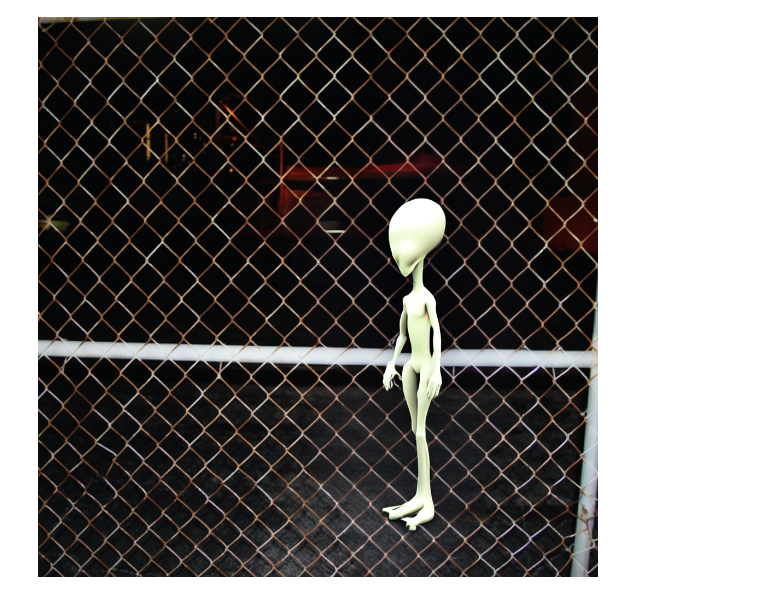
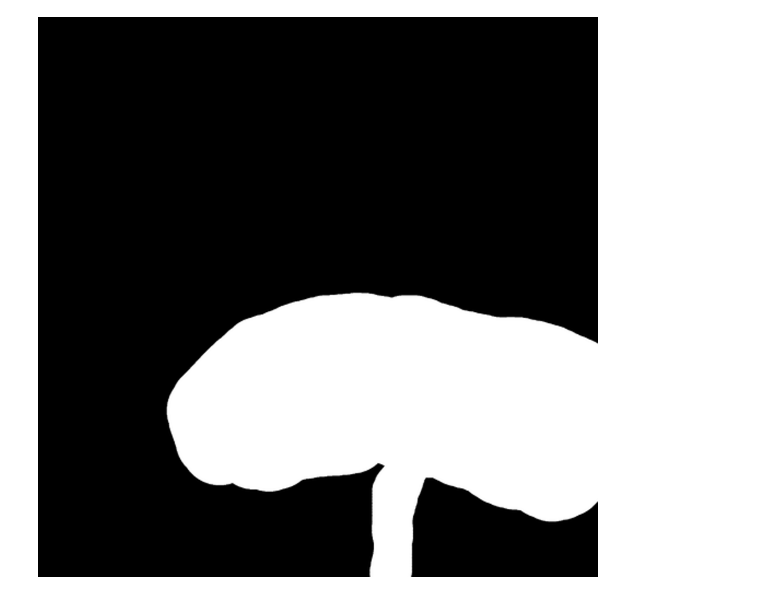
Before and after one commit to R4HUL10/Inpainting, a Jupyter notebook: Inpainting.ipynb, the cells around one changed output. Drawn from its saved outputs; the diff is of its cells as text; code cells hidden in the pictures.

```diff
--- a/Inpainting.ipynb
+++ b/Inpainting.ipynb
@@ -45 +79,5 @@ plt.axis('off')
+# %%
+mask_image
+# %% [output]
+[figure, added]
 # %%
@@ -56,16 +94,14 @@ generated_image = pipe(
   generator=generator,
 ).images[0]
 # %%
-import matplotlib.pyplot as plt
-import matplotlib.image as mpimg
+# import matplotlib.pyplot as plt
+# import matplotlib.image as mpimg
 
 
-# Load and display the original image
-gen_img = mpimg.imread(generated_image)
-plt.figure(figsize=(8, 4))
-plt.subplot(1, 2, 1)
-plt.imshow(gen_img)
-plt.title('Inpainted Image')
-plt.axis('off')
+# # Load and display the original image
+# gen_img = mpimg.imread(generated_image)
+# plt.figure(figsize=(8, 4))
+# plt.subplot(1, 2, 1)
+# plt.imshow(gen_img)
+# plt.title('Inpainted Image')
+# plt.axis('off')
-# %% [output]
-[figure, removed]
```
Also changed, not shown: parts of 8 cells of this notebook.
